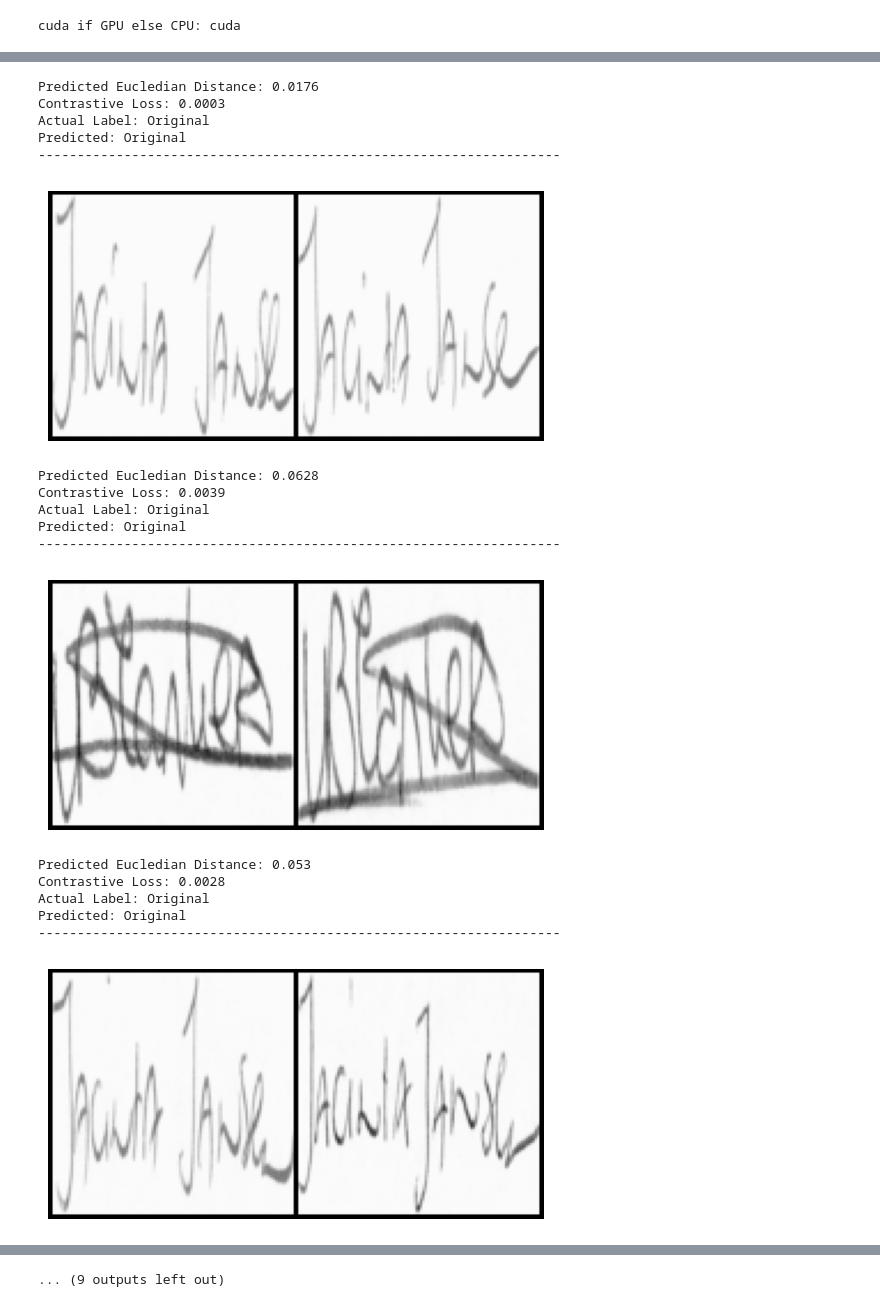
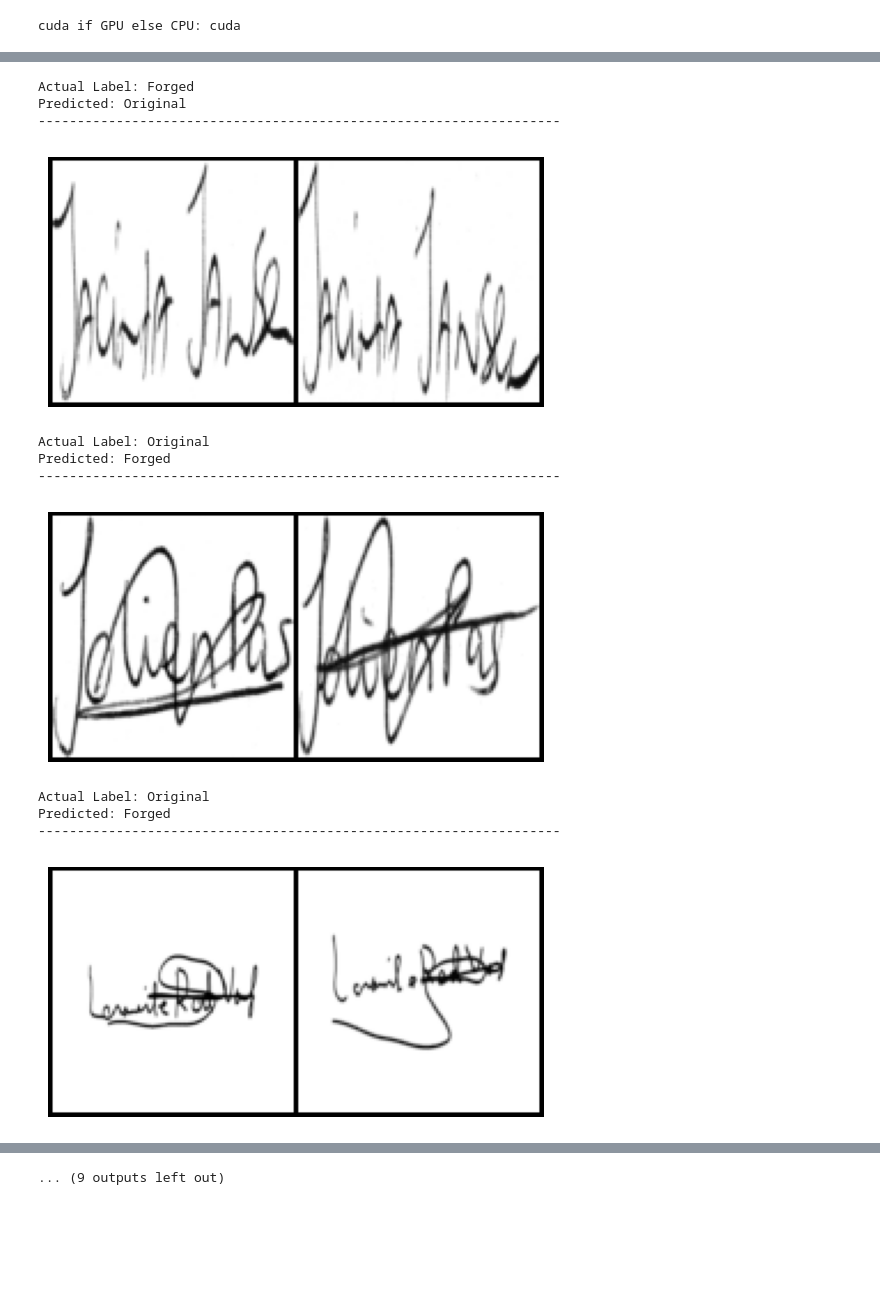
Before and after one commit to Alii-Mir/Deep-Signature-Verification, a Jupyter notebook: siamese-net/train-test.ipynb, the cells around one changed output, grey strips where cells are left out. Cells and saved outputs as stored; diff of their text form; code cells hidden in the pictures; blank space fills up the shorter version.

Commit message:
Update model based on FCL classifier

```diff
--- a/siamese-net/train-test.ipynb
+++ b/siamese-net/train-test.ipynb
@@ -289,27 +388,32 @@ ___
 
 # Inference
 # %%
-model = torch.load("content/saved_model.pt")
+# model = SiameseNetwork().to(device)
+# model.load_state_dict(torch.load('model.pt'))
 
+model = torch.load("content/new_data_20_epochs.pt")
 device = torch.device('cuda' if torch.cuda.is_available() else 'cpu'); print(f"cuda if GPU else CPU: {device}")
 model.to(device)
-model.eval()  # important for layers like dropout or batch normalization
+
+model.eval()
+'''
+important for layers like dropout or batch normalization;
+but model.train() activates train mode
+'''
 
 # Load the test dataset
 test_dataset = SiameseDataset(
     testing_csv,
     testing_dir,
-    transform=transforms.Compose(
-        [transforms.Resize((105, 105)), transforms.ToTensor()]
-    ),
-)
+    transform=transform,
+    contrast_factor=2,)
 
 test_dataloader = DataLoader(test_dataset, num_workers=0, batch_size=1, shuffle=True)  #num_workers=8
 # %% [output]
 cuda if GPU else CPU: cuda
 # %%
-threshold = 0.1  # Adjust; very small is not good for generalization
-contrastive_loss_fn = ContrastiveLoss()
+threshold = 0.50  ### Adjust
+criterion = nn.BCELoss()
 
 print("Pairs Of Signatures")
 
@@ -317,27 +421,24 @@ count = 0
 for i, data in enumerate(test_dataloader, 0):
     x0, x1, label = data
     concat = torch.cat((x0, x1), 0)
-    output1,output2 = model(x0.to(device),x1.to(device))
 
-    eucledian_distance = F.pairwise_distance(output1, output2)
+    output = model(x0.to(device),x1.to(device))
+    output = output.squeeze().item()  # Convert tensor to scalar
 
-    if label.item() == 0:  #label == torch.FloatTensor([[0]]):
+    if label.item() == 0:
         label_text = "Original"
     else:
         label_text = "Forged"
 
-    # Calculate contrastive loss for the pair
+    # Calculate loss for the pair
     label_tensor = label.to(device).float().view(-1)  # Ensure correct shape and type
-    loss = contrastive_loss_fn(output1, output2, label_tensor)
+    loss = criterion(torch.tensor([output], device=device), label_tensor).item()
 
-    # Predict based on threshold
-    prediction = "Forged" if loss > threshold else "Original"
+    prediction = "Forged" if output > threshold else "Original"
 
     imshow(torchvision.utils.make_grid(concat))
-    print("Predicted Eucledian Distance:", round(eucledian_distance.item(), 4))
-    print(f"Contrastive Loss: {loss.item():.4f}")
-    print("Actual Label:", label_text)
-    print(f"Predicted: {prediction}")
+    print(f"Actual Label: \033[1m{label_text}\033[0m")
+    print(f"Predicted: \033[1m{prediction}\033[0m")   #reset: \033[0m
     print("-" * 67)
     count = count + 1
     if count == 10:
@@ -354,18 +453,12 @@ Predicted: Forged
-Predicted Eucledian Distance: 0.0176
-Contrastive Loss: 0.0003
-Actual Label: Original
+Actual Label: Forged
 Predicted: Original
 -------------------------------------------------------------------
-[figure, old version]
+[figure, new version]
-Predicted Eucledian Distance: 0.0628
-Contrastive Loss: 0.0039
 Actual Label: Original
-Predicted: Original
+Predicted: Forged
 -------------------------------------------------------------------
-[figure, old version]
+[figure, new version]
-Predicted Eucledian Distance: 0.053
-Contrastive Loss: 0.0028
 Actual Label: Original
-Predicted: Original
+Predicted: Forged
 -------------------------------------------------------------------
-[figure, old version]
+[figure, new version]
```
Also changed, not shown: parts of 23 cells of this notebook, 2 other files.
